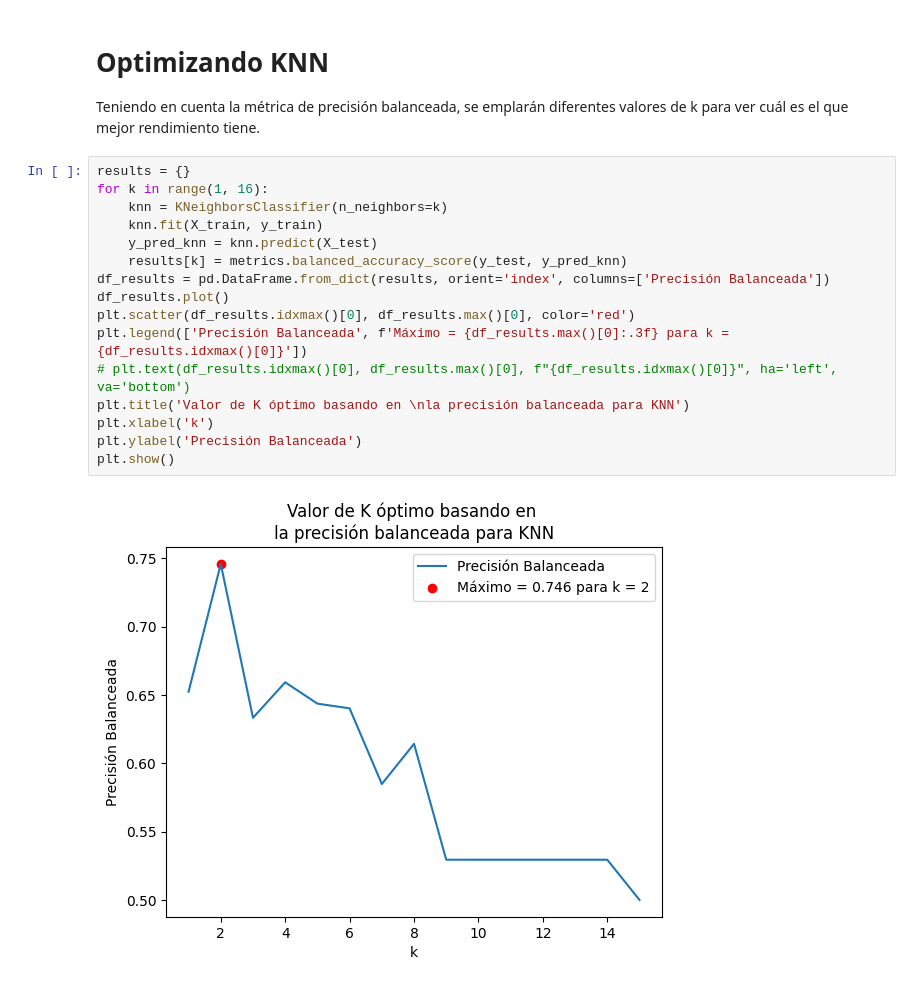
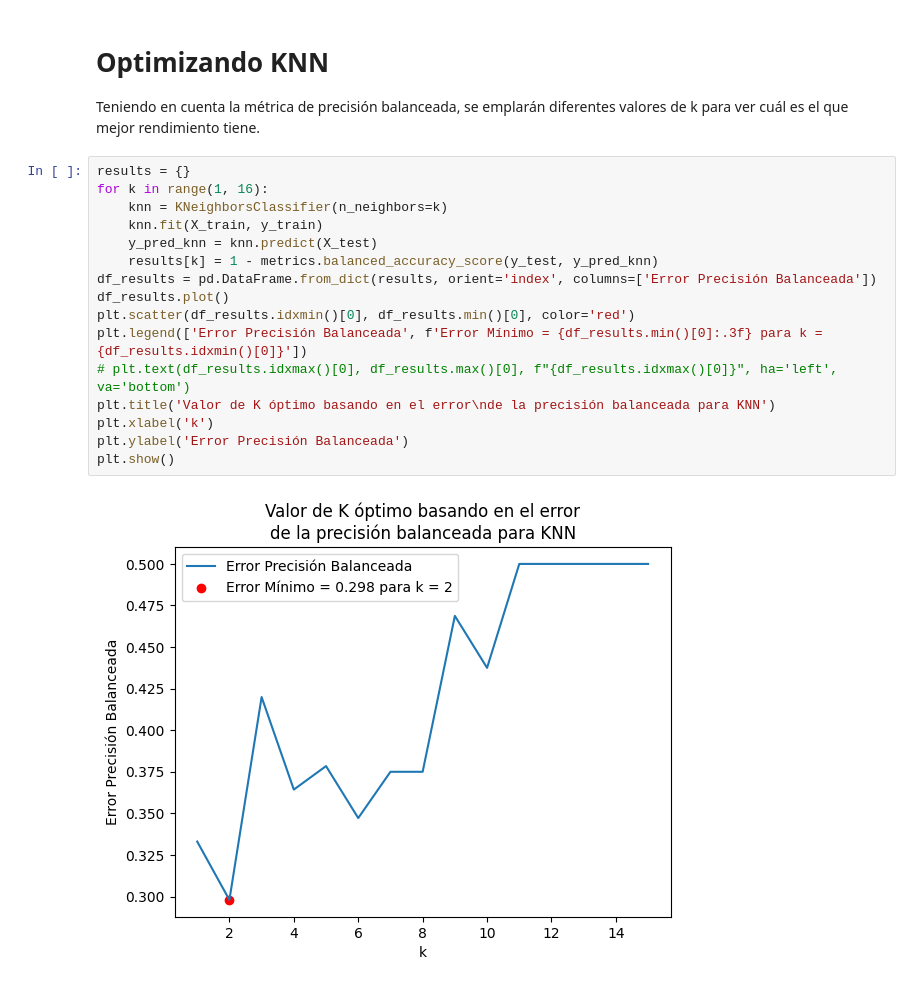
Before and after one commit to soytupadrrre/Master_Python_Eip, a Jupyter notebook: programacion_ml/ppml6.ipynb, the cells around one changed output. Saved outputs shown, nothing was run; the diff lists cells and outputs as text.

Commit message:
PPML6 Part6, using Errors, not metrics

```diff
--- a/programacion_ml/ppml6.ipynb
+++ b/programacion_ml/ppml6.ipynb
@@ -130,18 +130,18 @@ Teniendo en cuenta la métrica de precisión balanceada, se emplarán diferentes
 # %%
 results = {}
 for k in range(1, 16):
     knn = KNeighborsClassifier(n_neighbors=k)
     knn.fit(X_train, y_train)
     y_pred_knn = knn.predict(X_test)
-    results[k] = metrics.balanced_accuracy_score(y_test, y_pred_knn)
-df_results = pd.DataFrame.from_dict(results, orient='index', columns=['Precisión Balanceada'])
+    results[k] = 1 - metrics.balanced_accuracy_score(y_test, y_pred_knn)
+df_results = pd.DataFrame.from_dict(results, orient='index', columns=['Error Precisión Balanceada'])
 df_results.plot()
-plt.scatter(df_results.idxmax()[0], df_results.max()[0], color='red')
-plt.legend(['Precisión Balanceada', f'Máximo = {df_results.max()[0]:.3f} para k = {df_results.idxmax()[0]}'])
+plt.scatter(df_results.idxmin()[0], df_results.min()[0], color='red')
+plt.legend(['Error Precisión Balanceada', f'Error Mínimo = {df_results.min()[0]:.3f} para k = {df_results.idxmin()[0]}'])
 # plt.text(df_results.idxmax()[0], df_results.max()[0], f"{df_results.idxmax()[0]}", ha='left', va='bottom')
-plt.title('Valor de K óptimo basando en \nla precisión balanceada para KNN')
+plt.title('Valor de K óptimo basando en el error\nde la precisión balanceada para KNN')
 plt.xlabel('k')
-plt.ylabel('Precisión Balanceada')
+plt.ylabel('Error Precisión Balanceada')
 plt.show()
 # %% [output]
-[figure, old version]
+[figure, new version]
```
Also changed, not shown: parts of 2 cells of this notebook.
